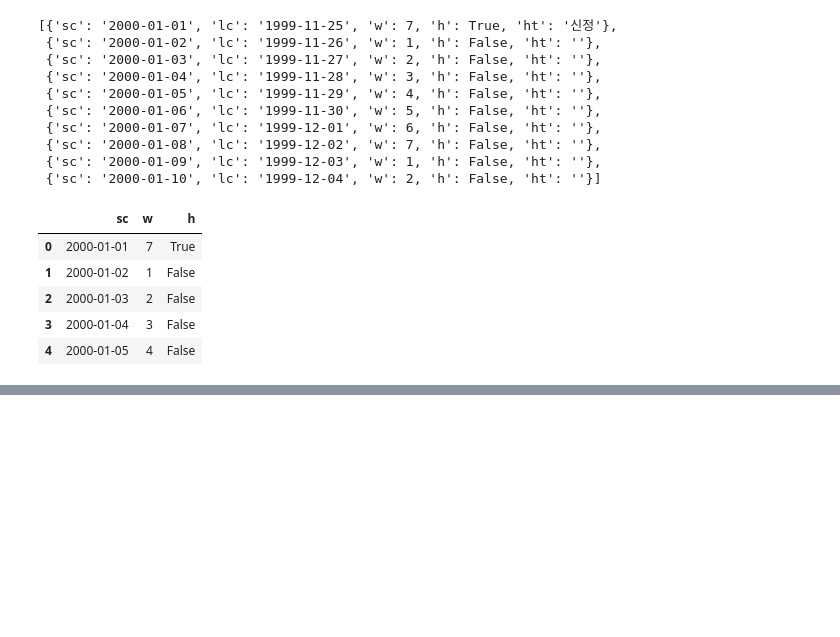
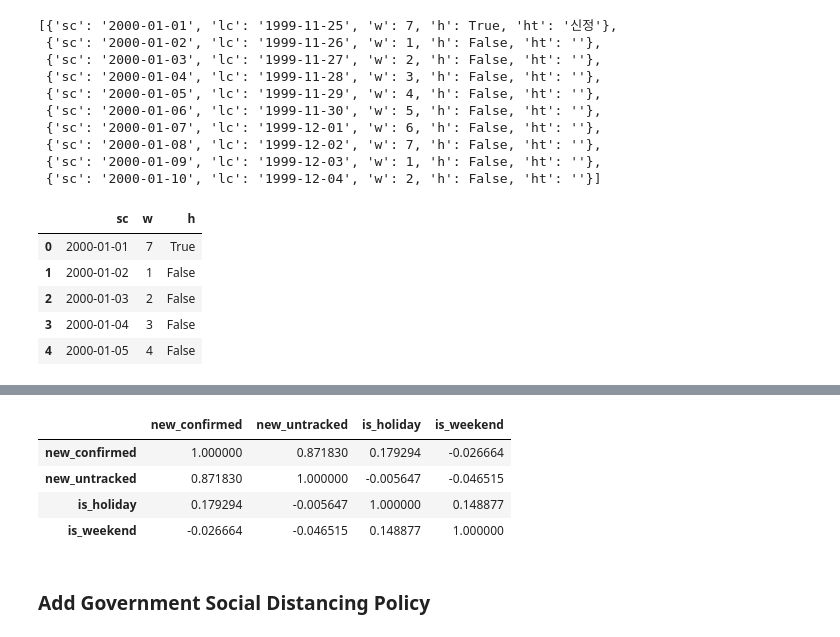
Before and after one commit to snoop2head/covid19_unknown_spread, a Jupyter notebook: wrangle_prediction.ipynb, the cells around one changed output, grey strips where cells are left out. Cells and saved outputs as stored; diff of their text form; code cells hidden in the pictures; blank space fills up the shorter version.

```diff
--- a/forecast.ipynb
+++ b/wrangle_prediction.ipynb
@@ -470,0 +491,10 @@ df_train.to_csv("./dataset_predict/df_train.csv", index=False)
+# %%
+dataset_train[-120:].corr()
+# %% [output]
+|  | new_confirmed | new_untracked | is_holiday | is_weekend |
+| new_confirmed | 1.000000 | 0.871830 | 0.179294 | -0.026664 |
+| new_untracked | 0.871830 | 1.000000 | -0.005647 | -0.046515 |
+| is_holiday | 0.179294 | -0.005647 | 1.000000 | 0.148877 |
+| is_weekend | -0.026664 | -0.046515 | 0.148877 | 1.000000 |
+# %% [markdown]
+### Add Government Social Distancing Policy
```
Also changed, not shown: parts of 12 cells of this notebook, 9 other files.
